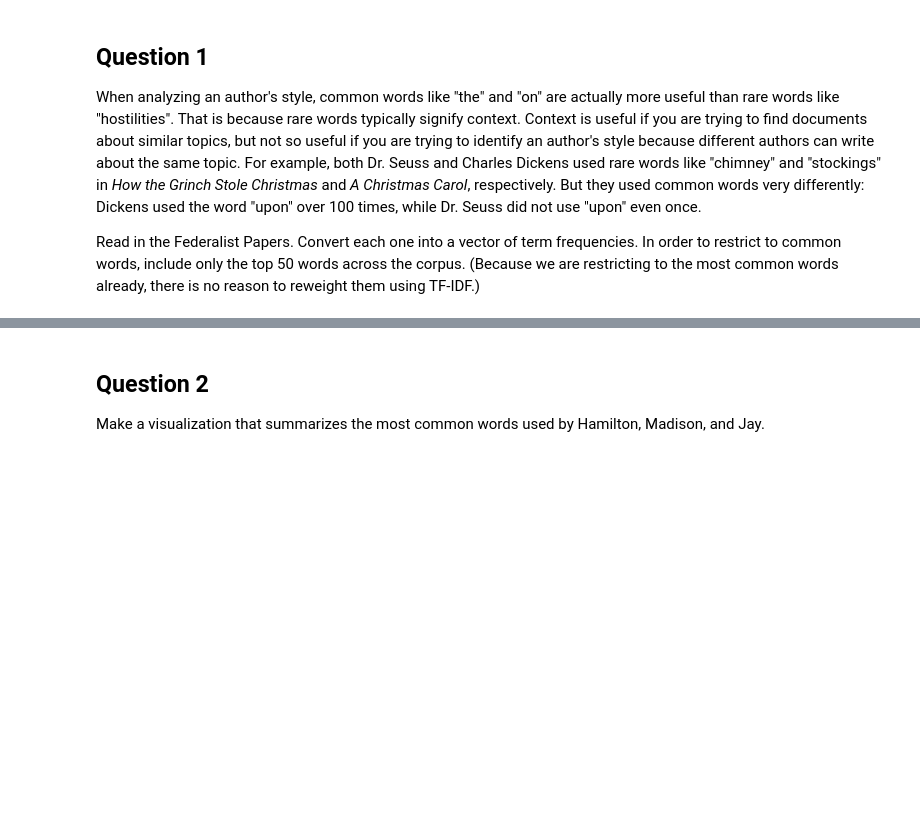
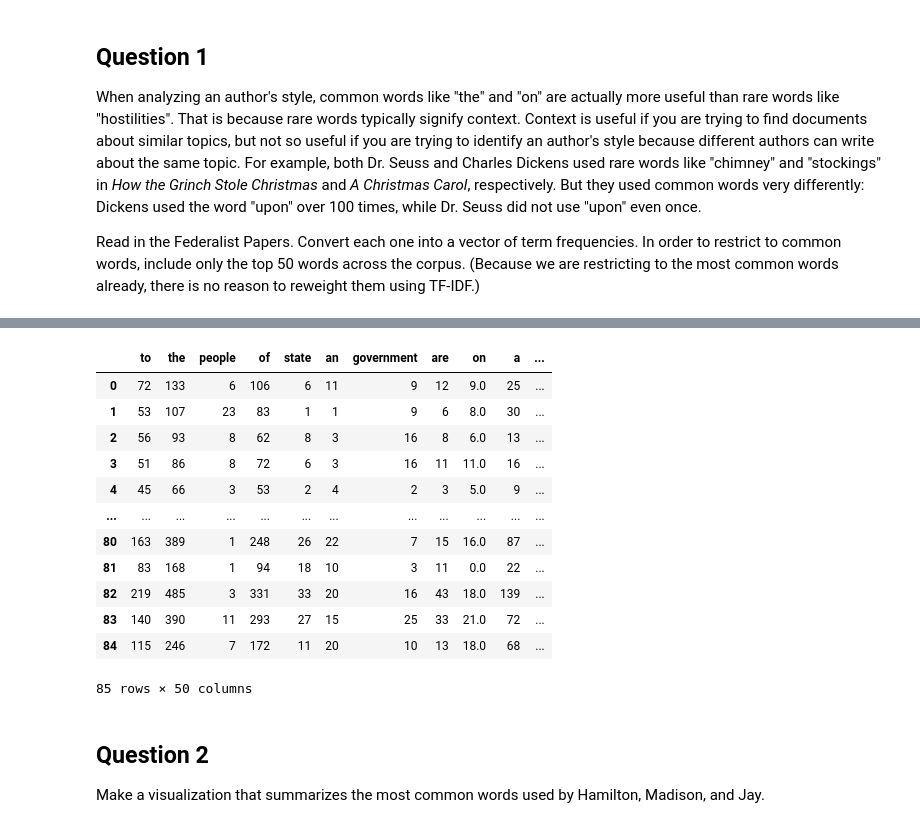
Before and after one commit to Cal-Poly-Data-301/lab-5-nathanhill923, a Jupyter notebook: Copy_of_DATA_301_Lab_5_Nathan_Hill.ipynb, the cells around one changed output, grey strips where cells are left out. Drawn from its saved outputs; the diff is of its cells as text; code cells hidden in the pictures; blank space fills up the shorter version.

```diff
--- a/Copy_of_DATA_301_Lab_5_Nathan_Hill.ipynb
+++ b/Copy_of_DATA_301_Lab_5_Nathan_Hill.ipynb
@@ -15,3 +58,24 @@ Read in the Federalist Papers. Convert each one into a vector of term frequencie
+# %%
+top = pd.Series(bag_of_words.sum()).sort_values(ascending = False)[:50]
+df_top = pd.DataFrame(top)
+for c in tf.columns:
+  if c not in df_top.transpose().columns:
+    tf = tf.drop(c, axis = 1)
+tf
+# %% [output]
+|  | to | the | people | of | state | an | government | are | on | a | ... |
+| 0 | 72 | 133 | 6 | 106 | 6 | 11 | 9 | 12 | 9.0 | 25 | ... |
+| 1 | 53 | 107 | 23 | 83 | 1 | 1 | 9 | 6 | 8.0 | 30 | ... |
+| 2 | 56 | 93 | 8 | 62 | 8 | 3 | 16 | 8 | 6.0 | 13 | ... |
+| 3 | 51 | 86 | 8 | 72 | 6 | 3 | 16 | 11 | 11.0 | 16 | ... |
+| 4 | 45 | 66 | 3 | 53 | 2 | 4 | 2 | 3 | 5.0 | 9 | ... |
+| ... | ... | ... | ... | ... | ... | ... | ... | ... | ... | ... | ... |
+| 80 | 163 | 389 | 1 | 248 | 26 | 22 | 7 | 15 | 16.0 | 87 | ... |
+| 81 | 83 | 168 | 1 | 94 | 18 | 10 | 3 | 11 | 0.0 | 22 | ... |
+| 82 | 219 | 485 | 3 | 331 | 33 | 20 | 16 | 43 | 18.0 | 139 | ... |
+| 83 | 140 | 390 | 11 | 293 | 27 | 15 | 25 | 33 | 21.0 | 72 | ... |
+| 84 | 115 | 246 | 7 | 172 | 11 | 20 | 10 | 13 | 18.0 | 68 | ... |
+85 rows × 50 columns
 # %% [markdown]
 ## Question 2
 Make a visualization that summarizes the most common words used by Hamilton, Madison, and Jay.
```
Also changed, not shown: parts of 7 cells of this notebook.
